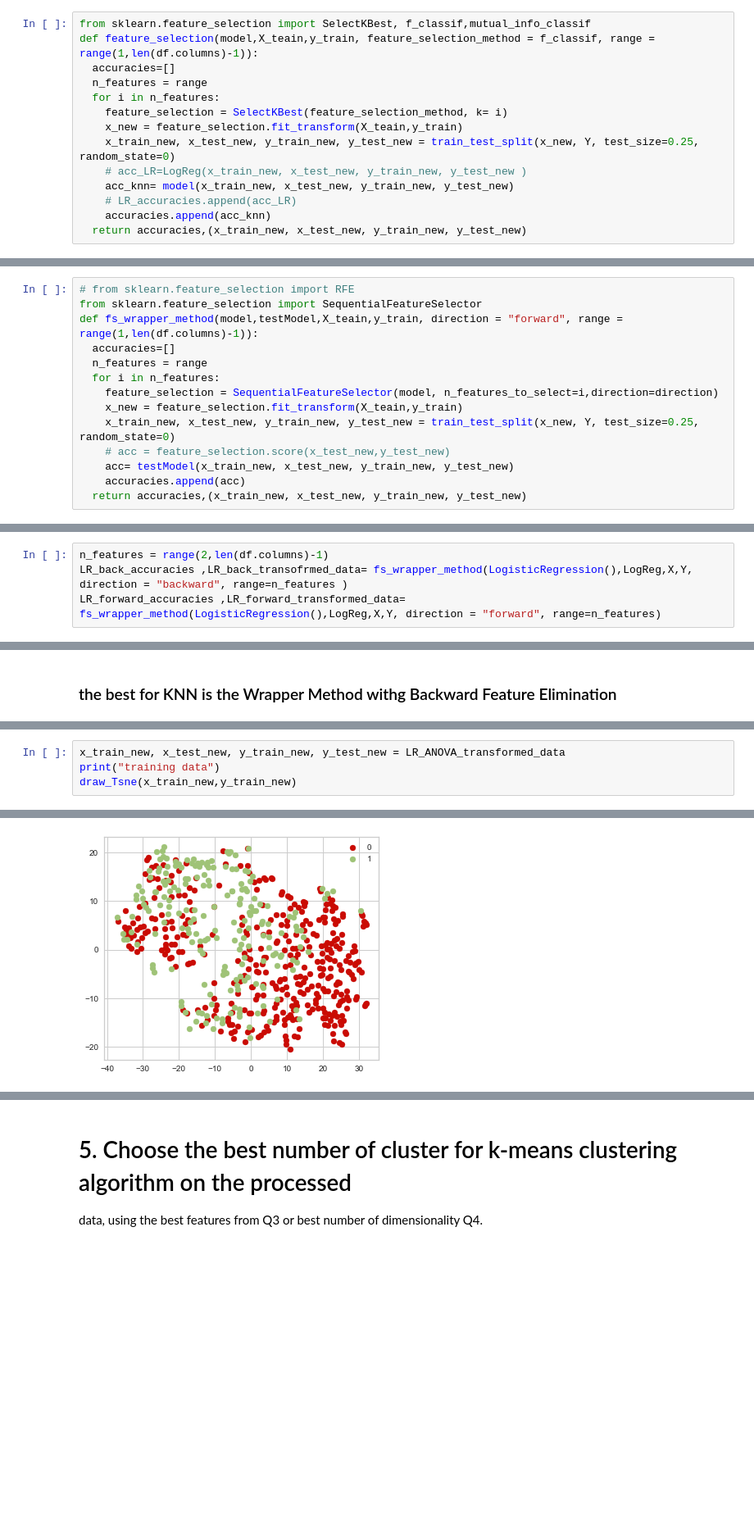
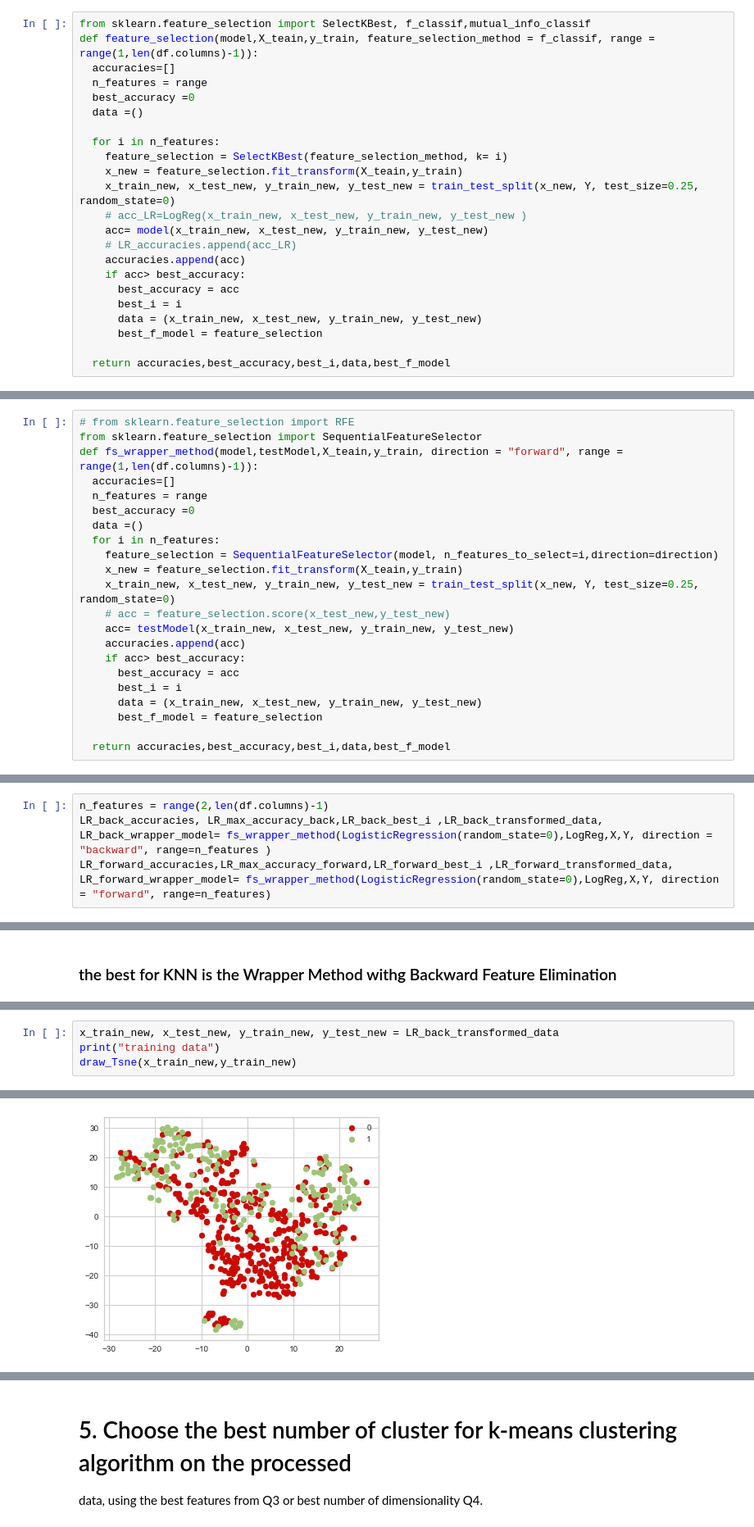
Before and after one commit to Sa2a/Ml_GA3_Clustering, a Jupyter notebook: KNN VS LR analysis.ipynb, the cells around one changed output, grey strips where cells are left out. Shown: that part at 82% size. Cells and saved outputs as stored; diff of their text form; blank space fills up the shorter version.

```diff
--- a/KNN VS LR analysis.ipynb
+++ b/KNN VS LR analysis.ipynb
@@ -479,15 +477,24 @@ from sklearn.feature_selection import SelectKBest, f_classif,mutual_info_classif
 def feature_selection(model,X_teain,y_train, feature_selection_method = f_classif, range = range(1,len(df.columns)-1)):
   accuracies=[]
   n_features = range
+  best_accuracy =0
+  data =()
+
   for i in n_features:
     feature_selection = SelectKBest(feature_selection_method, k= i)
     x_new = feature_selection.fit_transform(X_teain,y_train)
     x_train_new, x_test_new, y_train_new, y_test_new = train_test_split(x_new, Y, test_size=0.25, random_state=0)
     # acc_LR=LogReg(x_train_new, x_test_new, y_train_new, y_test_new )
-    acc_knn= model(x_train_new, x_test_new, y_train_new, y_test_new)
+    acc= model(x_train_new, x_test_new, y_train_new, y_test_new)
     # LR_accuracies.append(acc_LR)
-    accuracies.append(acc_knn)
-  return accuracies,(x_train_new, x_test_new, y_train_new, y_test_new)
+    accuracies.append(acc)
+    if acc> best_accuracy:
+      best_accuracy = acc
+      best_i = i
+      data = (x_train_new, x_test_new, y_train_new, y_test_new)
+      best_f_model = feature_selection
+
+  return accuracies,best_accuracy,best_i,data,best_f_model
 # %% [markdown]
 ### First KNN
 # %%
@@ -592,6 +600,8 @@ from sklearn.feature_selection import SequentialFeatureSelector
 def fs_wrapper_method(model,testModel,X_teain,y_train, direction = "forward", range = range(1,len(df.columns)-1)):
   accuracies=[]
   n_features = range
+  best_accuracy =0
+  data =()
   for i in n_features:
     feature_selection = SequentialFeatureSelector(model, n_features_to_select=i,direction=direction)
     x_new = feature_selection.fit_transform(X_teain,y_train)
@@ -599,7 +609,13 @@ def fs_wrapper_method(model,testModel,X_teain,y_train, direction = "forward", ra
     # acc = feature_selection.score(x_test_new,y_test_new)
     acc= testModel(x_train_new, x_test_new, y_train_new, y_test_new)
     accuracies.append(acc)
-  return accuracies,(x_train_new, x_test_new, y_train_new, y_test_new)
+    if acc> best_accuracy:
+      best_accuracy = acc
+      best_i = i
+      data = (x_train_new, x_test_new, y_train_new, y_test_new)
+      best_f_model = feature_selection
+
+  return accuracies,best_accuracy,best_i,data,best_f_model
 # %% [markdown]
 ### First KNN
 # %%
@@ -653,8 +669,8 @@ the number of features = 3
 ### Secondly with LR
 # %%
 n_features = range(2,len(df.columns)-1)
-LR_back_accuracies ,LR_back_transofrmed_data= fs_wrapper_method(LogisticRegression(),LogReg,X,Y, direction = "backward", range=n_features )
-LR_forward_accuracies ,LR_forward_transformed_data= fs_wrapper_method(LogisticRegression(),LogReg,X,Y, direction = "forward", range=n_features)
+LR_back_accuracies, LR_max_accuracy_back,LR_back_best_i ,LR_back_transformed_data, LR_back_wrapper_model= fs_wrapper_method(LogisticRegression(random_state=0),LogReg,X,Y, direction = "backward", range=n_features )
+LR_forward_accuracies,LR_max_accuracy_forward,LR_forward_best_i ,LR_forward_transformed_data, LR_forward_wrapper_model= fs_wrapper_method(LogisticRegression(random_state=0),LogReg,X,Y, direction = "forward", range=n_features)
 # %%
 
 print("LR_back_accuracies: ",LR_back_accuracies)
@@ -725,11 +741,11 @@ the best Method is ANOVA with accuracy = 0.796875
 the number of features = 5
 # %%
-x_train_new, x_test_new, y_train_new, y_test_new = LR_ANOVA_transformed_data
+x_train_new, x_test_new, y_train_new, y_test_new = LR_back_transformed_data
 print("training data")
 draw_Tsne(x_train_new,y_train_new)
 # %% [output]
 training data
-[figure, old version]
+[figure, new version]
 # %%
 print("test data")
 draw_Tsne(x_test_new,y_test_new)
```
Also changed, not shown: parts of 39 cells of this notebook.
